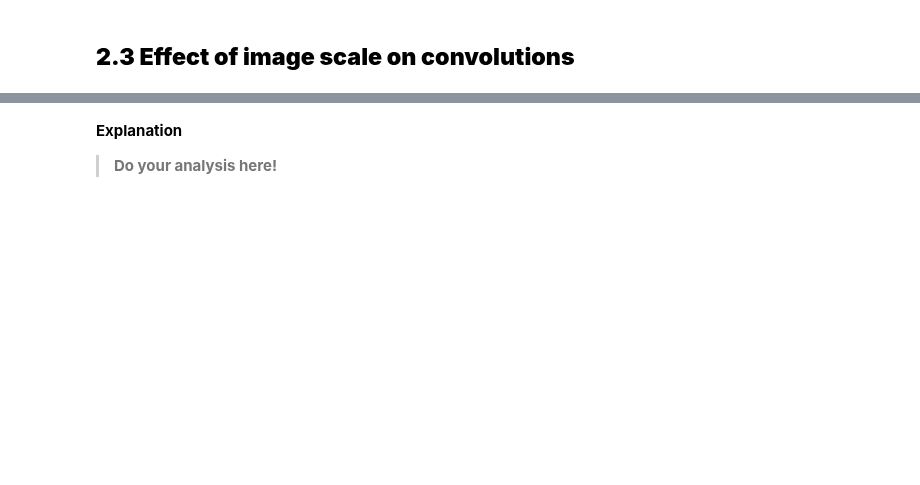
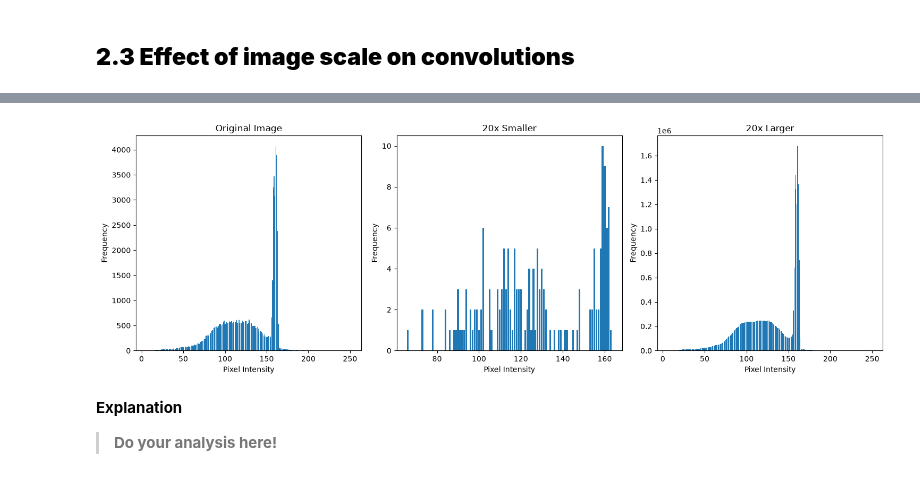
Before and after one commit to marcvergees/VA-P2, a Jupyter notebook: p2_material/2026_ComputerVision_P2.ipynb, the cells around one changed output, grey strips where cells are left out. Cells and saved outputs as stored; diff of their text form; code cells hidden in the pictures; blank space fills up the shorter version.

```diff
--- a/p2_material/2026_ComputerVision_P2.ipynb
+++ b/p2_material/2026_ComputerVision_P2.ipynb
@@ -307,3 +326,36 @@ from skimage.transform import rescale
+# %%
+from skimage.exposure import histogram
+from skimage.transform import rescale
+
+nbins = 64
+img_oryx20 = rescale(oryx_gray, 1/20, preserve_range=True, anti_aliasing=True).astype(np.uint8)
+img_oryx_20 = rescale(oryx_gray, 20, preserve_range=True, anti_aliasing=True).astype(np.uint8)
+
+hist, bin_centers = histogram(oryx_gray, nbins)
+hist20_div, bin_centers20_div = histogram(img_oryx20, nbins)
+hist20_mult, bin_centers20_mult = histogram(img_oryx_20, nbins)
+
+fig, ax = plt.subplots(1, 3, figsize=(15, 5))
+
+ax[0].bar(bin_centers, hist)
+ax[0].set_title("Original Image")
+ax[0].set_xlabel("Pixel Intensity")
+ax[0].set_ylabel("Frequency")
+
+ax[1].bar(bin_centers20_div, hist20_div)
+ax[1].set_title("20x Smaller")
+ax[1].set_xlabel("Pixel Intensity")
+ax[1].set_ylabel("Frequency")
+
+ax[2].bar(bin_centers20_mult, hist20_mult)
+ax[2].set_title("20x Larger")
+ax[2].set_xlabel("Pixel Intensity")
+ax[2].set_ylabel("Frequency")
+
+plt.tight_layout()
+plt.show()
+# %% [output]
+[figure, added]
 # %% [markdown]
 **Explanation**
 
```
Also changed, not shown: parts of 9 cells of this notebook.
